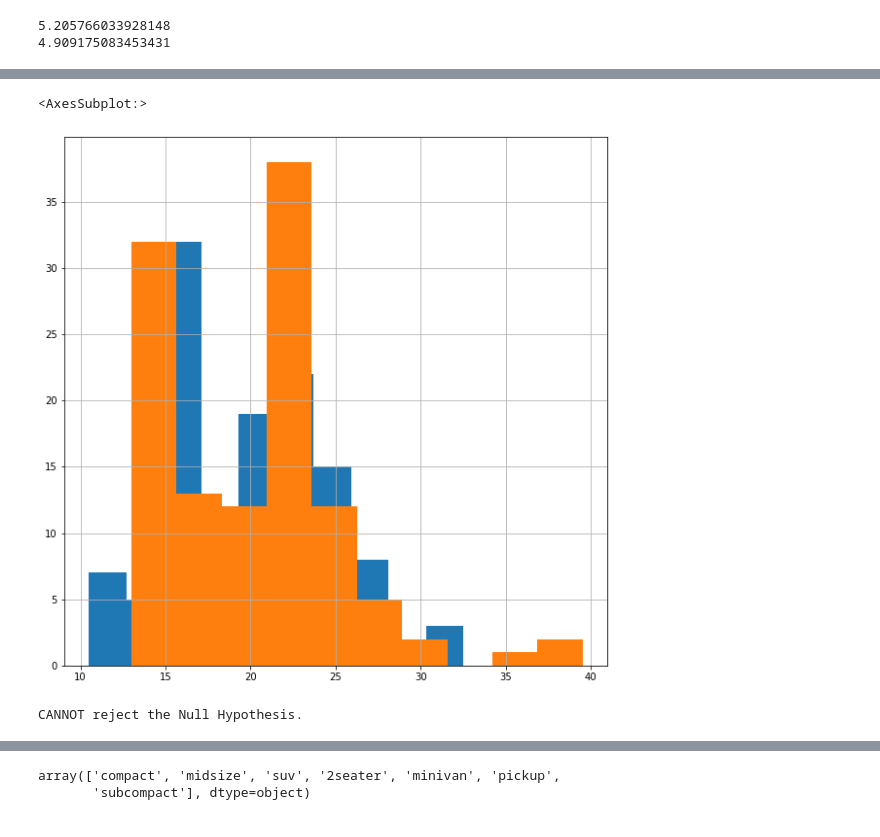
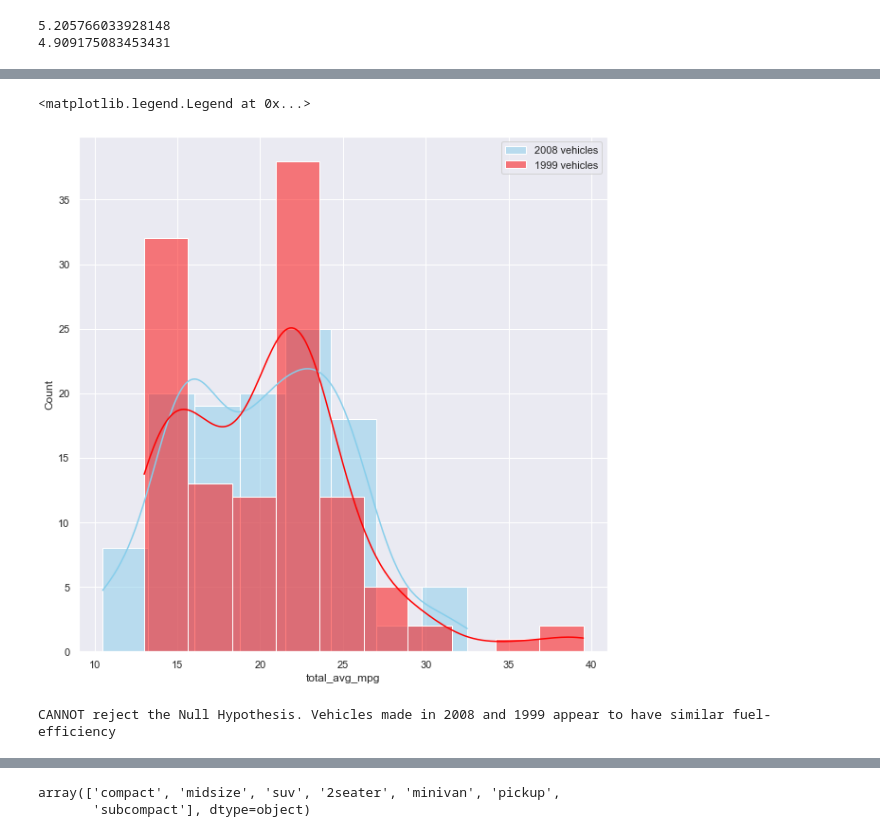
Before and after one commit to mijailmariano/statistics-exercises, a Jupyter notebook: hypothesis_testing.ipynb, the cells around one changed output, grey strips where cells are left out. Drawn from its saved outputs; the diff is of its cells as text; code cells hidden in the pictures.

```diff
--- a/hypothesis_testing.ipynb
+++ b/hypothesis_testing.ipynb
@@ -302,13 +308,16 @@ $\alpha$ = 0.05
 # %%
 alpha = 0.05
 
 mpg_1999_sample = mpg_db[mpg_db.year == 1999].total_avg_mpg
 mpg_2008_sample = mpg_db[mpg_db.year == 2008].total_avg_mpg
 
-plt.figure(figsize= (10, 10))
-mpg_2008_sample.hist()
-mpg_1999_sample.hist()
+plt.figure(figsize=(10, 10))
+
+sns.histplot(data=mpg_2008_sample, color="skyblue", label="2008 vehicles", kde=True)
+sns.histplot(data=mpg_1999_sample, color="red", label="1999 vehicles", kde=True)
+
+plt.legend()
 # %% [output]
-<AxesSubplot:>
+<matplotlib.legend.Legend at 0x...>
-[figure, old version]
+[figure, new version]
 # %%
@@ -316,10 +325,10 @@ t_score, p_value = stats.ttest_ind(mpg_1999_sample, mpg_2008_sample)
 # %%
-if (p_value < alpha) and t_score > 0:
+if (p_value < alpha):
     print("REJECT the Null Hypothesis. There IS a fuel-efficiency difference in vehicles made in 2008 and 1999.")
 else:
-    print("CANNOT reject the Null Hypothesis.")
+    print("CANNOT reject the Null Hypothesis. Vehicles made in 2008 and 1999 appear to have similar fuel-efficiency")
 # %% [output]
-CANNOT reject the Null Hypothesis.
+CANNOT reject the Null Hypothesis. Vehicles made in 2008 and 1999 appear to have similar fuel-efficiency
 # %%
 p_value
 # %% [output]
```
Also changed, not shown: parts of 35 cells of this notebook.
